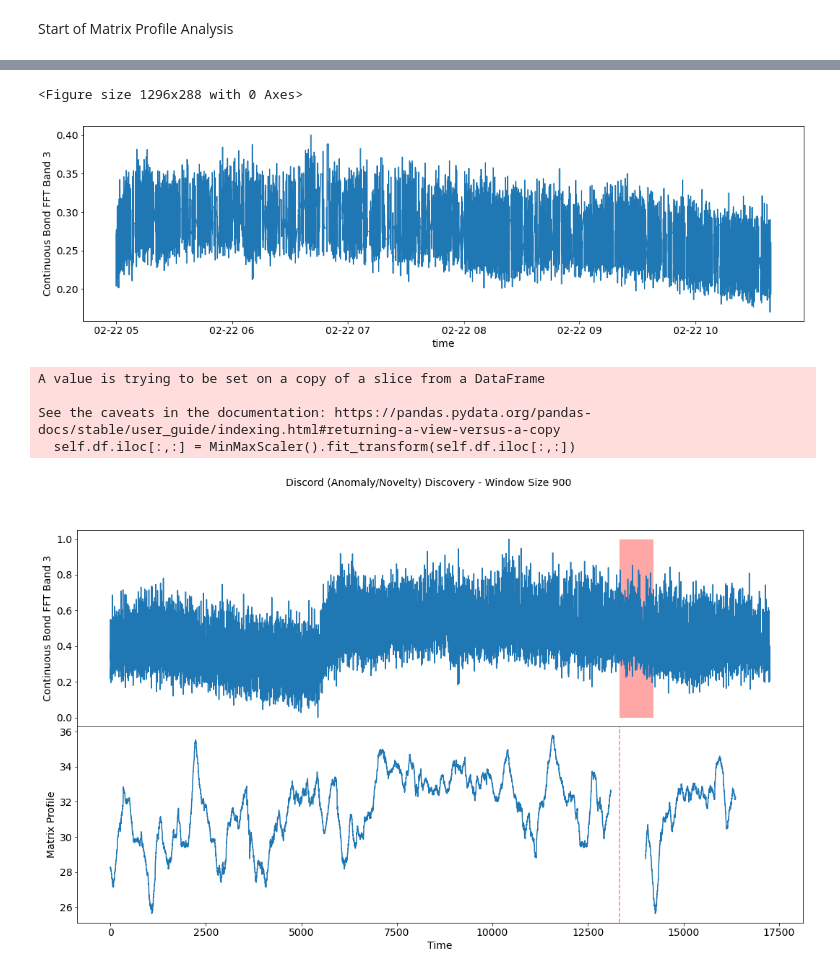
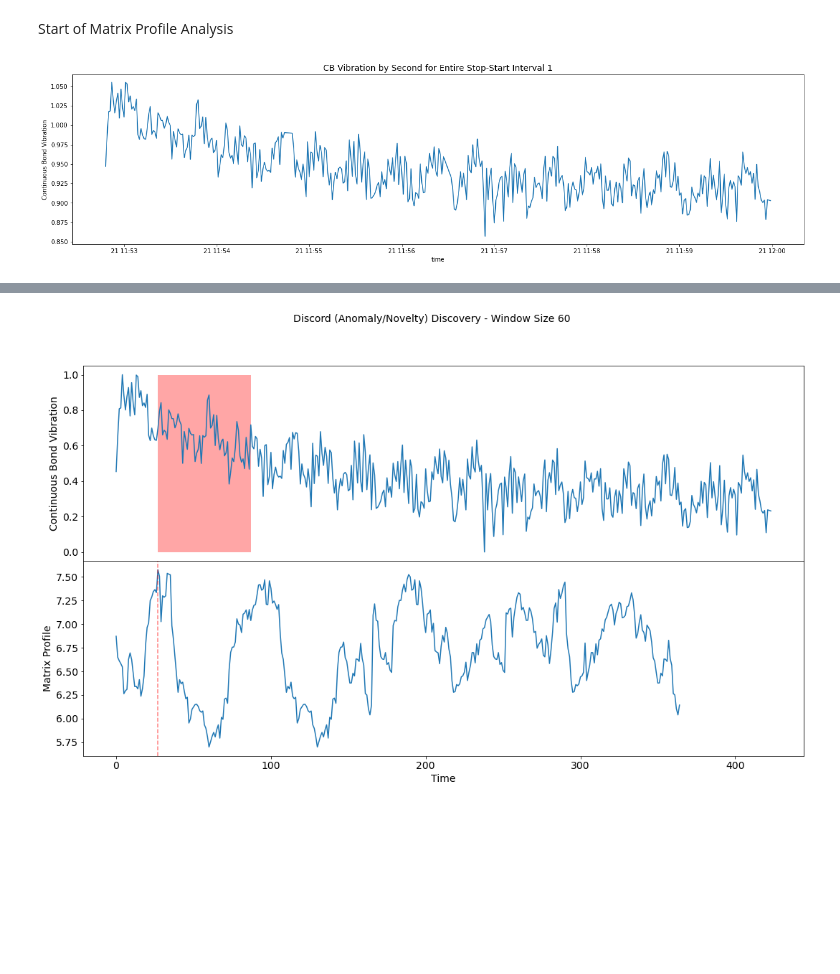
Before and after one commit to greenwaltc/PG_workspace, a Jupyter notebook: matrix-profile.ipynb, the cells around one changed output, grey strips where cells are left out. Saved outputs shown, nothing was run; the diff lists cells and outputs as text; code cells hidden in the pictures; blank space fills up the shorter version.

```diff
--- a/matrix-profile.ipynb
+++ b/matrix-profile.ipynb
@@ -151,29 +26,29 @@ df_overall = read_in_file(src_file, keep_columns=['time', 'Continuous Bond Vibra
 # df_overall = df_overall.fillna(method='ffill') # Imputes NaNs from the last valid observation
 # %%
-# Set the parameters for later analysis
+# Set the parameters for the analysis
 
 t1 = datetime(year=2022,
               month=2,
-              day=22,
-              hour=5,
+              day=21,
+              hour=11,
+              minute=52,
+              second=48)
+t2 = datetime(year=2022,
+              month=2,
+              day=21,
+              hour=12,
               minute=0,
               second=0)
-t2 = datetime(year=2022,
-              month=2,
-              day=22,
-              hour=10,
-              minute=39,
-              second=0)
 
-cols = ['Continuous Bond FFT Band 3']
-
-print(df_overall.head())
+cols = ['Continuous Bond Vibration']
 
 # Plot the time window for some quick EDA
-figure(figsize=(18,4))
-plot_time_window(df_overall, t1, t2, cols[0])
+plot_time_window(df_overall[cols], t1, t2, cols[0], fontsize=14,
+                 title="CB Vibration by Second for Entire Stop-Start Interval 1",
+                 save_fig=True, fname="figs/cb-vibr_start-stop-interv_ex-1.png")
 
-matrix_profiler = MatrixProfiler(m=60*15, t1=t1, t2=t2)
+matrix_profiler = MatrixProfiler(m=60, t1=t1, t2=t2)
 matrix_profiler.fit(df_overall[cols])
 matrix_profiler.display()
 # %% [output]
+[figure, new version]
@@ -187,7 +59 @@ time
-<Figure size 1296x288 with 0 Axes>
-[figure, old version]
-A value is trying to be set on a copy of a slice from a DataFrame
-
-See the caveats in the documentation: https://pandas.pydata.org/pandas-docs/stable/user_guide/indexing.html#returning-a-view-versus-a-copy
-  self.df.iloc[:,:] = MinMaxScaler().fit_transform(self.df.iloc[:,:])
-[figure, old version]
+[figure, new version]
```
Also changed, not shown: parts of 5 cells of this notebook, 4 other files.
